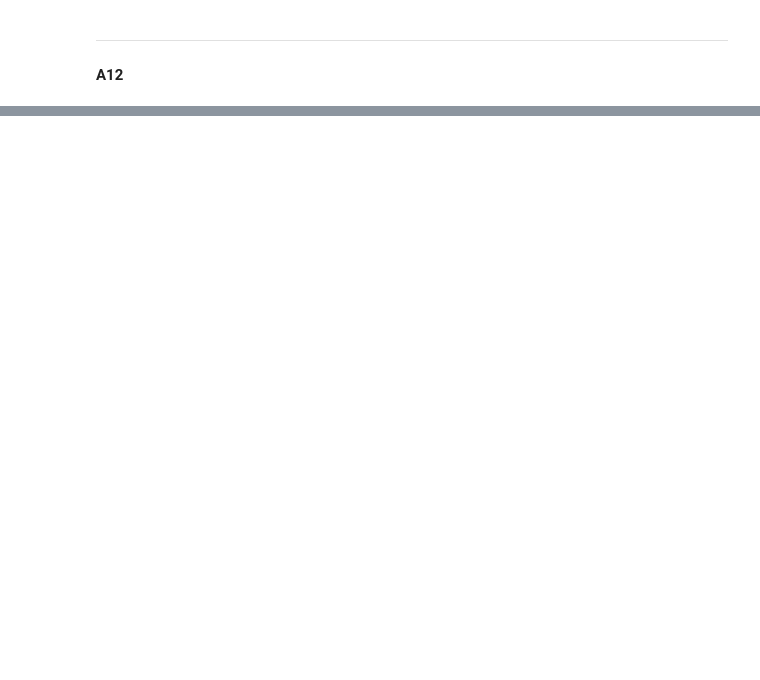
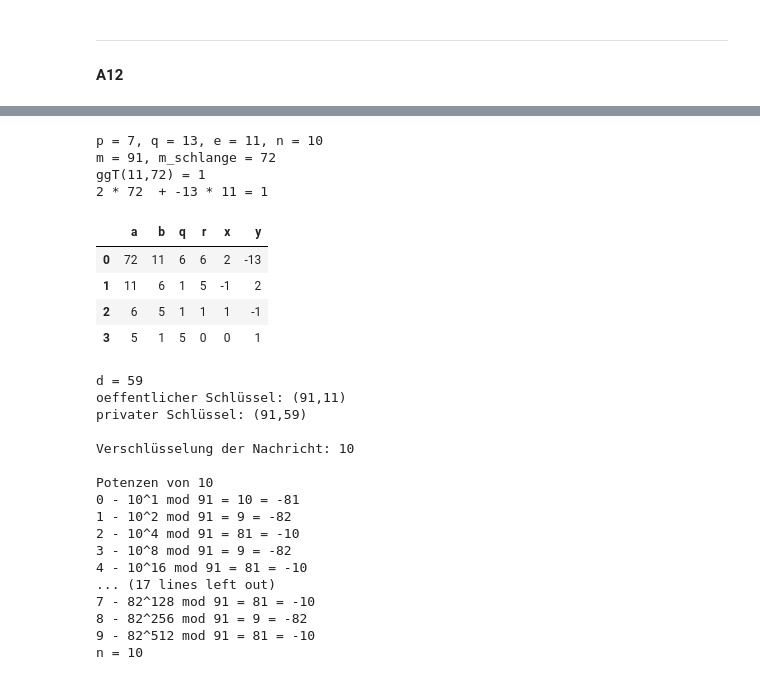
Before and after one commit to ktheu/MathePlus, a Jupyter notebook: zahlentheorie/Aufgaben.ipynb, the cells around one changed output, grey strips where cells are left out. Cells and saved outputs as stored; diff of their text form; code cells hidden in the pictures; blank space fills up the shorter version.

```diff
--- a/zahlentheorie/Aufgaben.ipynb
+++ b/zahlentheorie/Aufgaben.ipynb
@@ -384,0 +650,29 @@ Die 77er-Reihe
+# %%
+rsa_loesung(7,13,11,10)
+# %% [output]
+p = 7, q = 13, e = 11, n = 10
+m = 91, m_schlange = 72
+ggT(11,72) = 1
+2 * 72  + -13 * 11 = 1
+|  | a | b | q | r | x | y |
+| 0 | 72 | 11 | 6 | 6 | 2 | -13 |
+| 1 | 11 | 6 | 1 | 5 | -1 | 2 |
+| 2 | 6 | 5 | 1 | 1 | 1 | -1 |
+| 3 | 5 | 1 | 5 | 0 | 0 | 1 |
+d = 59
+oeffentlicher Schlüssel: (91,11)
+privater Schlüssel: (91,59)
+
+Verschlüsselung der Nachricht: 10
+
+Potenzen von 10
+0 - 10^1 mod 91 = 10 = -81
+1 - 10^2 mod 91 = 9 = -82
+2 - 10^4 mod 91 = 81 = -10
+3 - 10^8 mod 91 = 9 = -82
+4 - 10^16 mod 91 = 81 = -10
+... (17 lines left out)
+7 - 82^128 mod 91 = 81 = -10
+8 - 82^256 mod 91 = 9 = -82
+9 - 82^512 mod 91 = 81 = -10
+n = 10
```
Also changed, not shown: parts of 29 cells of this notebook, 4 other files.
